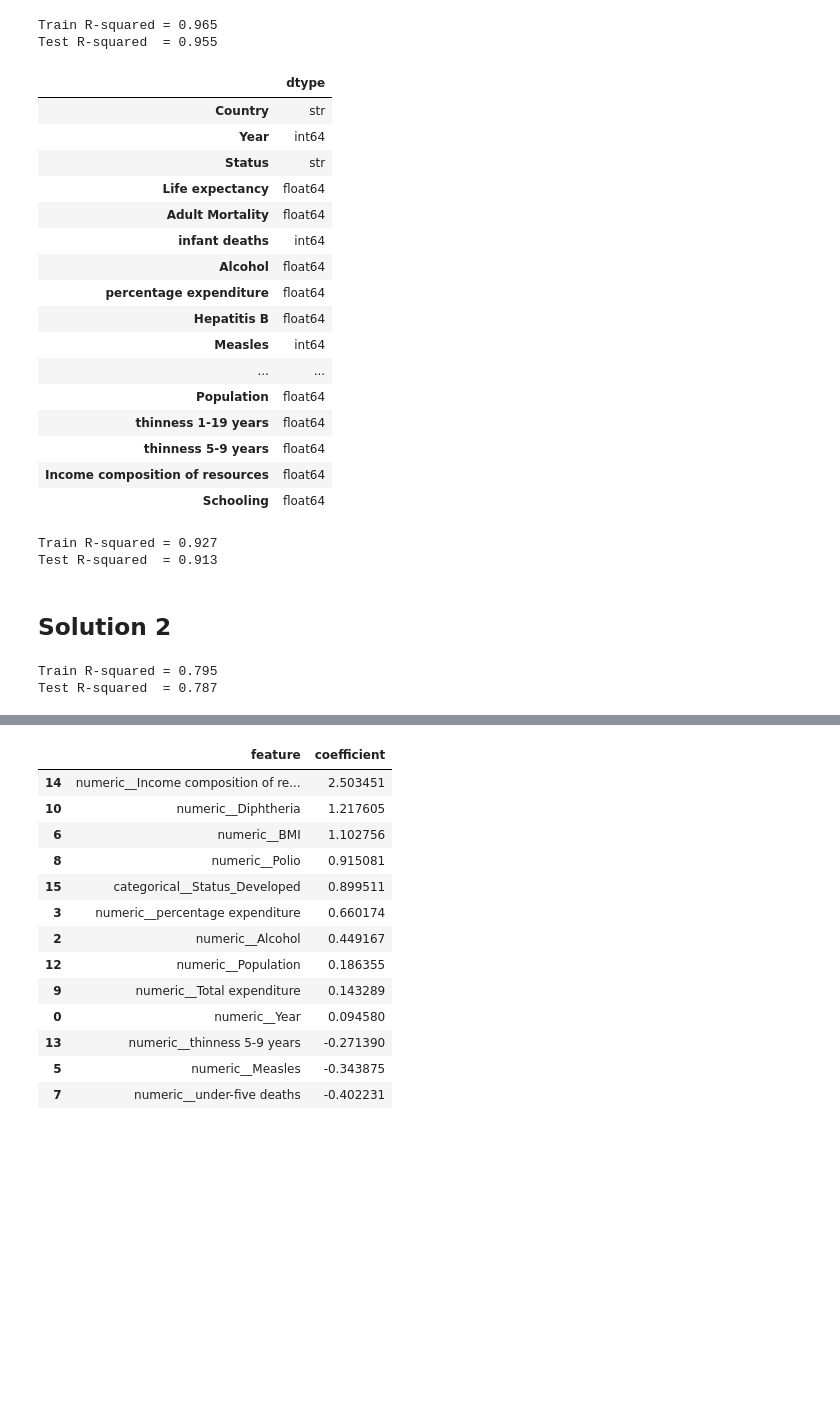
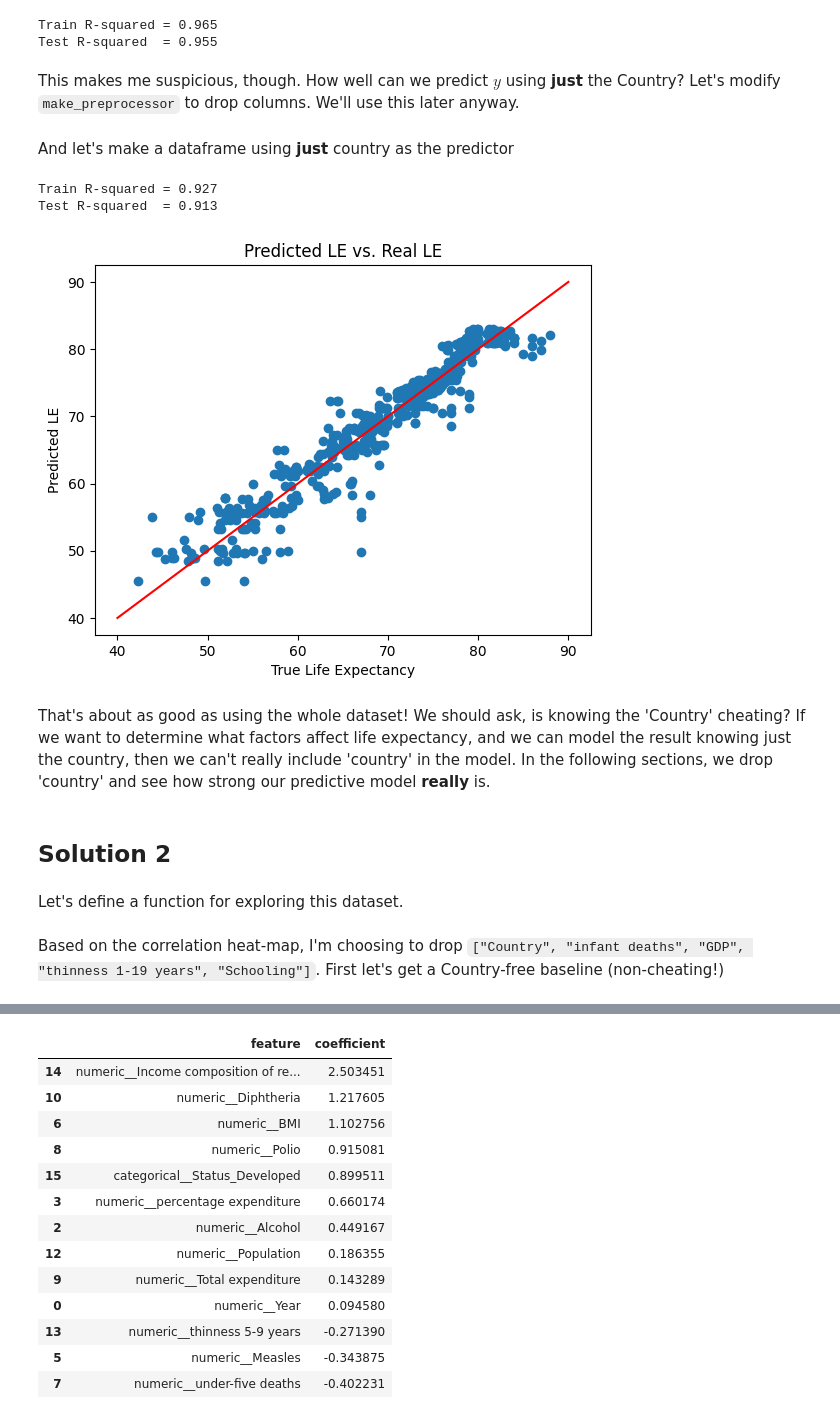
Before and after one commit to paderevski/ML-curriculum, a Jupyter notebook: notebooks/04-regression-plus/Life_Expectancy_Key.ipynb, the cells around one changed output, grey strips where cells are left out. Cells and saved outputs as stored; diff of their text form; code cells hidden in the pictures; blank space fills up the shorter version.

Commit message:
update life expectancy key

```diff
--- a/notebooks/04-regression-plus/Life_Expectancy_Key.ipynb
+++ b/notebooks/04-regression-plus/Life_Expectancy_Key.ipynb
@@ -417,6 +403,8 @@ print(f"Test R-squared  = {r2_score(y_test, y_pred):5.3}")
 # %% [output]
 Train R-squared = 0.965
 Test R-squared  = 0.955
+# %% [markdown]
+This makes me suspicious, though. How well can we predict $y$ using **just** the Country? Let's modify `make_preprocessor` to drop columns. We'll use this later anyway.
 # %%
 def make_preprocessor(X, one_hot_encode=False, drop_cols=None, normalize=False):
     if drop_cols is not None:
@@ -449,27 +438,8 @@ def make_preprocessor(X, one_hot_encode=False, drop_cols=None, normalize=False):
             ("categorical", categorical_pipeline, categorical_cols),
         ]
     )
-# %%
-df = get_data(data_url)
-df.dtypes.rename("dtype").to_frame()
-# %% [output]
-|  | dtype |
-| Country | str |
-| Year | int64 |
-| Status | str |
-| Life expectancy | float64 |
-| Adult Mortality | float64 |
-| infant deaths | int64 |
-| Alcohol | float64 |
-| percentage expenditure | float64 |
-| Hepatitis B | float64 |
-| Measles | int64 |
-| ... | ... |
-| Population | float64 |
-| thinness 1-19 years | float64 |
-| thinness 5-9 years | float64 |
-| Income composition of resources | float64 |
-| Schooling | float64 |
+# %% [markdown]
+And let's make a dataframe using **just** country as the predictor
 # %%
 df = get_data(data_url)
 df = df[["Country", "Life expectancy"]]
@@ -477,7 +447,7 @@ X_train, X_test, y_train, y_test = get_test_train(df)
 
 one_hot_encode = True
 drop_cols = None
-preprocessor = make_preprocessor(X_train, one_hot_encode=one_hot_encode, drop_cols=drop_cols)
+preprocessor = make_preprocessor(X_train, one_hot_encode=one_hot_encode, drop_cols=drop_cols, normalize = True)
 model = Pipeline(
     steps=[
         ("preprocessor", preprocessor),
@@ -493,29 +463,42 @@ print(f"Test R-squared  = {r2_score(y_test, y_pred):5.3}")
 # %% [output]
 Train R-squared = 0.927
 Test R-squared  = 0.913
+# %%
+plt.scatter(y_test, y_pred)
+plt.plot([40, 90], [40, 90], color="red")
+plt.title("Predicted LE vs. Real LE")
+plt.xlabel("True Life Expectancy")
+plt.ylabel("Predicted LE");
+# %% [output]
+[figure, added]
+# %% [markdown]
+That's about as good as using the whole dataset! We should ask, is knowing the 'Country' cheating? If we want to determine what factors affect life expectancy, and we can model the result knowing just the country, then we can't really include 'country' in the model. In the following sections, we drop 'country' and see how strong our predictive model **really** is.
 # %% [markdown]
 ## Solution 2
+# %% [markdown]
+Let's define a function for exploring this dataset.
 # %%
-df = get_data(data_url)
-X_train, X_test, y_train, y_test = get_test_train(df)
+def run_with_drops(drop_cols):
+    df = get_data(data_url)
+    X_train, X_test, y_train, y_test = get_test_train(df)
 
-one_hot_encode = True
-drop_cols = ["Country", "infant deaths", "GDP", "thinness 1-19 years", "Schooling"]
-preprocessor = make_preprocessor(
-    X_train, one_hot_encode=one_hot_encode, drop_cols=drop_cols, normalize=True
-)
-model = Pipeline(
-    steps=[
-        ("preprocessor", preprocessor),
-        ("regressor", LinearRegression()),
-    ]
-)
+    one_hot_encode = True
+    preprocessor = make_preprocessor(
+        X_train, one_hot_encode=one_hot_encode, drop_cols=drop_cols, normalize=True
+    )
+    model = Pipeline(
+        steps=[
+            ("preprocessor", preprocessor),
+            ("regressor", LinearRegression()),
+        ]
+    )
 
-model.fit(X_train, y_train)
-y_pred = model.predict(X_test)
+    model.fit(X_train, y_train)
+    y_pred = model.predict(X_test)
 
-print(f"Train R-squared = {r2_score(y_train, model.predict(X_train)):5.3}")
-print(f"Test R-squared  = {r2_score(y_test, y_pred):5.3}")
+    print(f"Train R-squared = {r2_score(y_train, model.predict(X_train)):5.3}")
+    print(f"Test R-squared  = {r2_score(y_test, y_pred):5.3}")
+
+    return model, y_test, y_pred
-# %% [output]
-Train R-squared = 0.795
-Test R-squared  = 0.787
+# %% [markdown]
+Based on the correlation heat-map, I'm choosing to drop `["Country", "infant deaths", "GDP", "thinness 1-19 years", "Schooling"]`. First let's get a Country-free baseline (non-cheating!)
```
Also changed, not shown: parts of 21 cells of this notebook.
